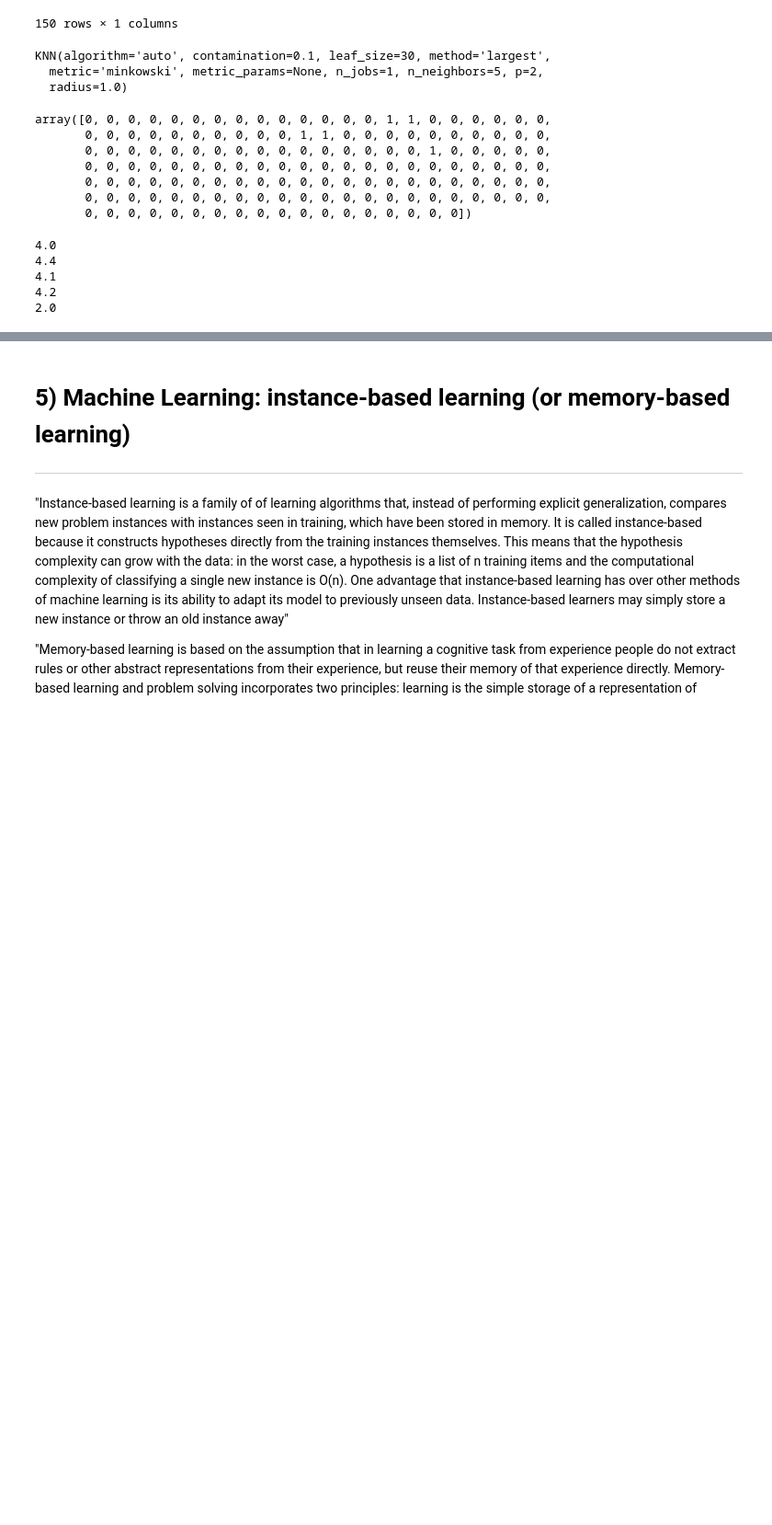
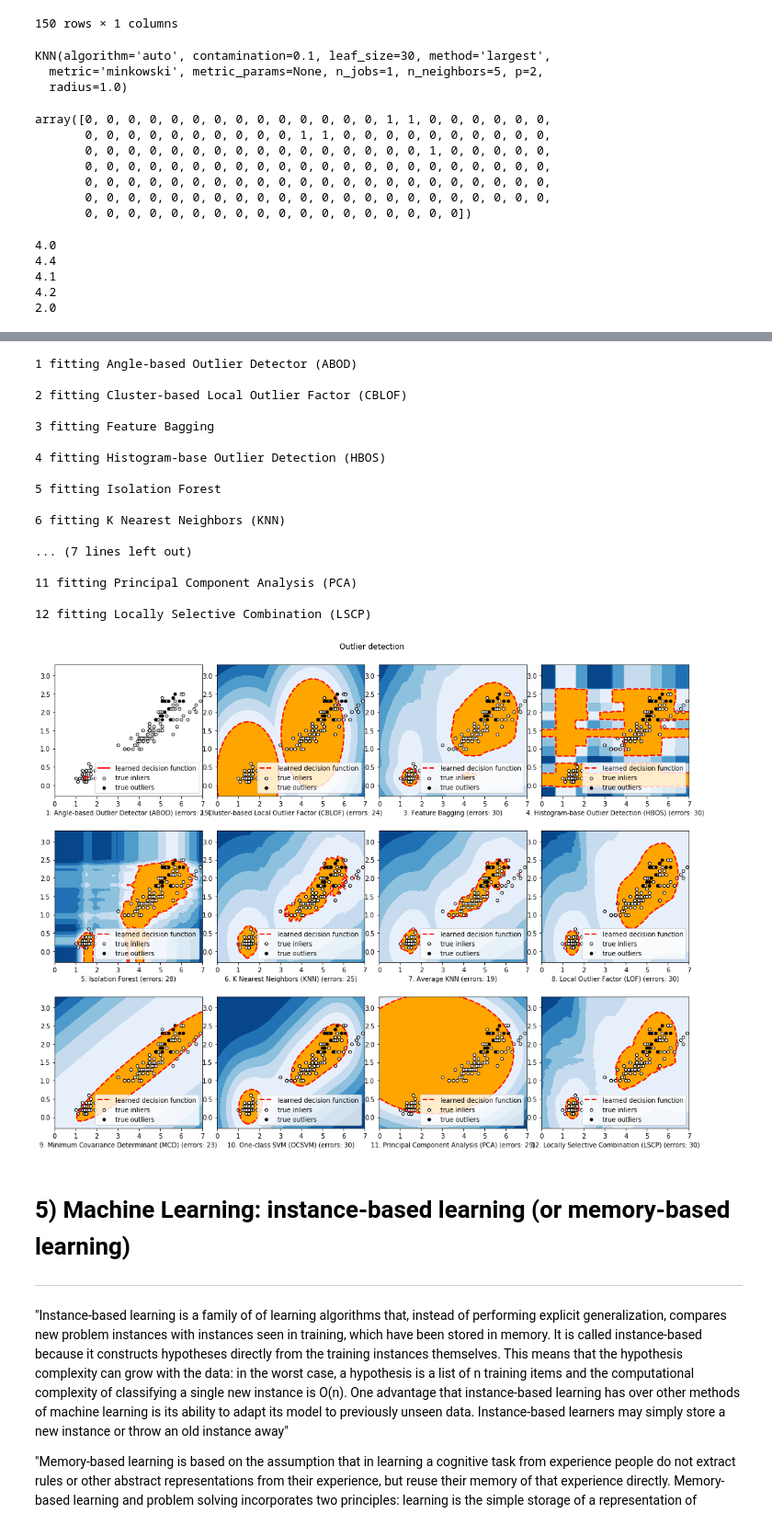
Before and after one commit to Th-monfred/Stats-ML-Vi_Python, a Jupyter notebook: Stats-ML-Vi_Python_excercises.ipynb, the cells around one changed output, grey strips where cells are left out. Shown at 92% size. Saved outputs shown, nothing was run; the diff lists cells and outputs as text; code cells hidden in the pictures; blank space fills up the shorter version.

Commit message:
Outliers comparison

```diff
--- a/Stats-ML-Vi_Python_excercises.ipynb
+++ b/Stats-ML-Vi_Python_excercises.ipynb
@@ -361,0 +426,8 @@ for i in range(0,150):
+# %%
+# Compare given detectors under given settings
+# Initialize the data
+xx, yy = np.meshgrid(np.linspace(0, 7, 100), np.linspace(-0.3, 3.3, 100))
+n_inliers = int((1. - outliers_fraction) * n_samples)
+n_outliers = int(outliers_fraction * n_samples)
+ground_truth = np.zeros(n_samples, dtype=int)
+ground_truth[-n_outliers:] = 1
@@ -361,0 +500,4 @@ for i in range(0,150):
+# %%
+# Show all detectors
+for i, clf in enumerate(classifiers.keys()):
+    print('Model', i + 1, clf)
@@ -362,3 +517,67 @@ for i in range(0,150):
+# %%
+# Fitting the models with data from iris petals (length and width), all lines x 2 and 3 columns (:,2:4)
+# compare model performances
+
+X = iris.iloc[:,2:4].values
+# %%
+# Fit the model
+plt.figure(figsize=(15, 12))
+for i, (clf_name, clf) in enumerate(classifiers.items()):
+        print()
+        print(i + 1, 'fitting', clf_name)
+        # fit the data and tag outliers
+        clf.fit(X)
+        scores_pred = clf.decision_function(X) * -1
+        y_pred = clf.predict(X)
+        threshold = percentile(scores_pred, 100 * outliers_fraction)
+        n_errors = (y_pred != ground_truth).sum()
+        # plot the levels lines and the points
+
+        Z = clf.decision_function(np.c_[xx.ravel(), yy.ravel()]) * -1
+        Z = Z.reshape(xx.shape)
+        subplot = plt.subplot(3, 4, i + 1)
+        subplot.contourf(xx, yy, Z, levels=np.linspace(Z.min(), threshold, 7),
+                         cmap=plt.cm.Blues_r)
+        a = subplot.contour(xx, yy, Z, levels=[threshold],
+                            linewidths=2, colors='red')
+        subplot.contourf(xx, yy, Z, levels=[threshold, Z.max()],
+                         colors='orange')
+        b = subplot.scatter(X[:-n_outliers, 0], X[:-n_outliers, 1], c='white',
+                            s=20, edgecolor='k')
+        c = subplot.scatter(X[-n_outliers:, 0], X[-n_outliers:, 1], c='black',
+                            s=20, edgecolor='k')
+        subplot.axis('tight')
+        subplot.legend(
+            [a.collections[0], b, c],
+            ['learned decision function', 'true inliers', 'true outliers'],
+            prop=matplotlib.font_manager.FontProperties(size=10),
+            loc='lower right')
+        subplot.set_xlabel("%d. %s (errors: %d)" % (i + 1, clf_name, n_errors))
+        subplot.set_xlim((0, 7))
+        subplot.set_ylim((-0.3, 3.3))
+plt.subplots_adjust(0.04, 0.1, 0.96, 0.94, 0.1, 0.26)
+plt.suptitle("Outlier detection")
+plt.savefig('ALL.png', dpi=300)
+plt.show()
+# %% [output]
+1 fitting Angle-based Outlier Detector (ABOD)
+
+2 fitting Cluster-based Local Outlier Factor (CBLOF)
+
+3 fitting Feature Bagging
+
+4 fitting Histogram-base Outlier Detection (HBOS)
+
+5 fitting Isolation Forest
+
+6 fitting K Nearest Neighbors (KNN)
+
+... (7 lines left out)
+
+11 fitting Principal Component Analysis (PCA)
+
+12 fitting Locally Selective Combination (LSCP)
+[figure, added]
 # %% [markdown]
 <a id='5'></a>
 # 5) Machine Learning: instance-based learning (or memory-based learning)
```
Also changed, not shown: parts of 20 cells of this notebook, 1 other file.
